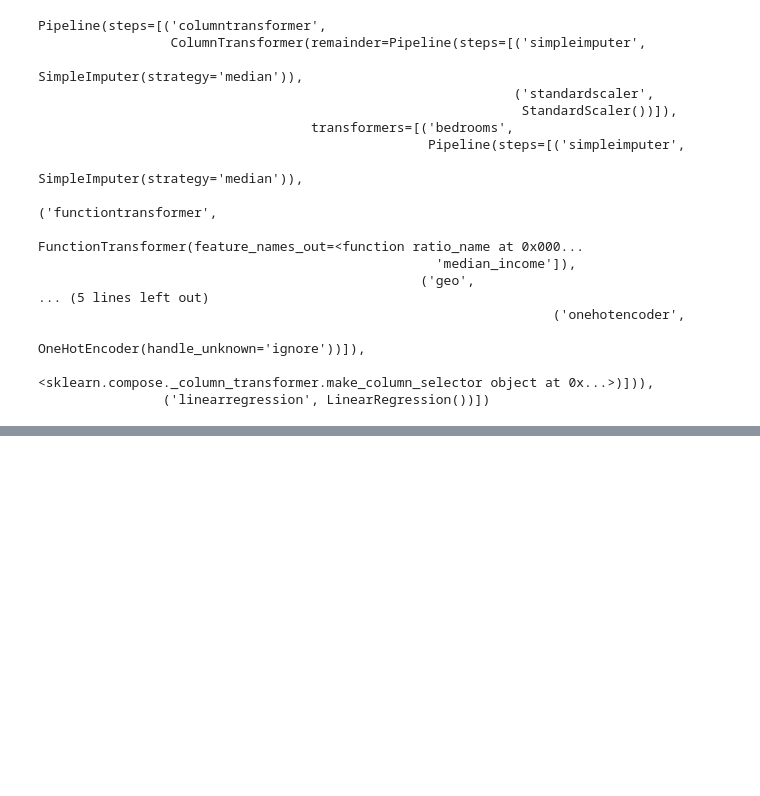
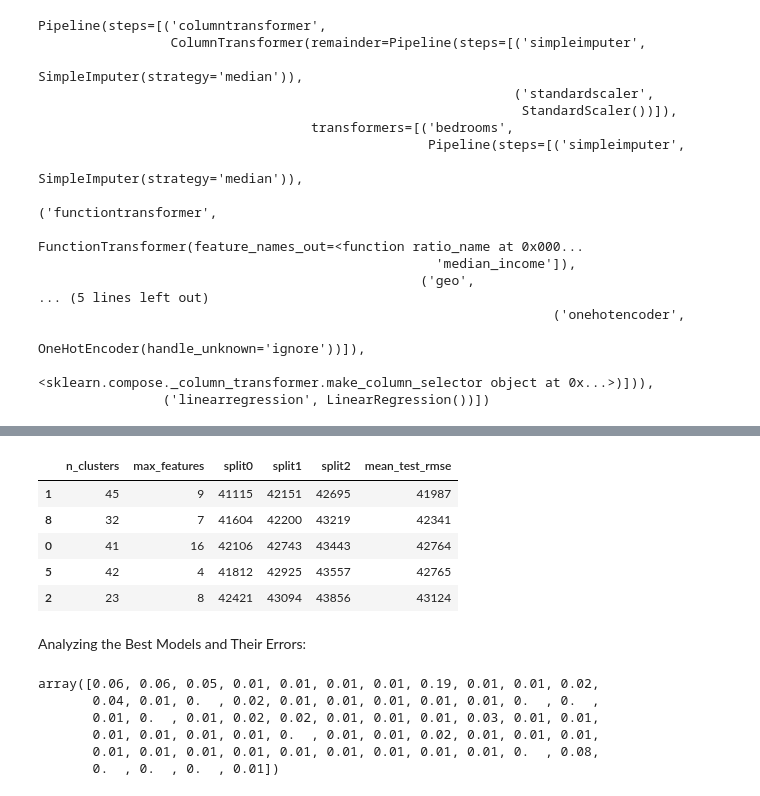
Before and after one commit to GioDude211/COSC3380_Project1, a Jupyter notebook: main.ipynb, the cells around one changed output, grey strips where cells are left out. Saved outputs shown, nothing was run; the diff lists cells and outputs as text; code cells hidden in the pictures; blank space fills up the shorter version.

```diff
--- a/main.ipynb
+++ b/main.ipynb
@@ -1065,0 +1292,14 @@ housing_labels.iloc[:5].values
+# %%
+#For each hyperparameter, you must provide either a list of possible values, or a probability distribution:
+
+from sklearn.model_selection import RandomizedSearchCV
+from scipy.stats import randint
+
+param_distribs = {'preprocessing__geo__n_clusters': randint(low=3, high=50),
+                  'random_forest__max_features': randint(low=2, high=20)}
+
+rnd_search = RandomizedSearchCV(
+    full_pipeline, param_distributions=param_distribs, n_iter=10, cv=3,
+    scoring='neg_root_mean_squared_error', random_state=42)
+
+rnd_search.fit(housing, housing_labels)
@@ -1065,0 +1323,33 @@ housing_labels.iloc[:5].values
+# %%
+# extra code - displays the random search results
+cv_res = pd.DataFrame(rnd_search.cv_results_)
+cv_res.sort_values(by="mean_test_score", ascending=False, inplace=True)
+cv_res = cv_res[["param_preprocessing__geo__n_clusters",
+                 "param_random_forest__max_features", "split0_test_score",
+                 "split1_test_score", "split2_test_score", "mean_test_score"]]
+cv_res.columns = ["n_clusters", "max_features"] + score_cols
+cv_res[score_cols] = -cv_res[score_cols].round().astype(np.int64)
+cv_res.head()
+# %% [output]
+|  | n_clusters | max_features | split0 | split1 | split2 | mean_test_rmse |
+| 1 | 45 | 9 | 41115 | 42151 | 42695 | 41987 |
+| 8 | 32 | 7 | 41604 | 42200 | 43219 | 42341 |
+| 0 | 41 | 16 | 42106 | 42743 | 43443 | 42764 |
+| 5 | 42 | 4 | 41812 | 42925 | 43557 | 42765 |
+| 2 | 23 | 8 | 42421 | 43094 | 43856 | 43124 |
+# %% [markdown]
+Analyzing the Best Models and Their Errors:
+# %%
+"""
+RandomForestRegressor can indicate the relative importance of each attribute for making accurate predictions:
+"""
+final_model = rnd_search.best_estimator_  # includes preprocessing
+feature_importances = final_model["random_forest"].feature_importances_
+feature_importances.round(2)
+# %% [output]
+array([0.06, 0.06, 0.05, 0.01, 0.01, 0.01, 0.01, 0.19, 0.01, 0.01, 0.02,
+       0.04, 0.01, 0.  , 0.02, 0.01, 0.01, 0.01, 0.01, 0.01, 0.  , 0.  ,
+       0.01, 0.  , 0.01, 0.02, 0.02, 0.01, 0.01, 0.01, 0.03, 0.01, 0.01,
+       0.01, 0.01, 0.01, 0.01, 0.  , 0.01, 0.01, 0.02, 0.01, 0.01, 0.01,
+       0.01, 0.01, 0.01, 0.01, 0.01, 0.01, 0.01, 0.01, 0.01, 0.  , 0.08,
+       0.  , 0.  , 0.  , 0.01])
```
Also changed, not shown: parts of 30 cells of this notebook.
